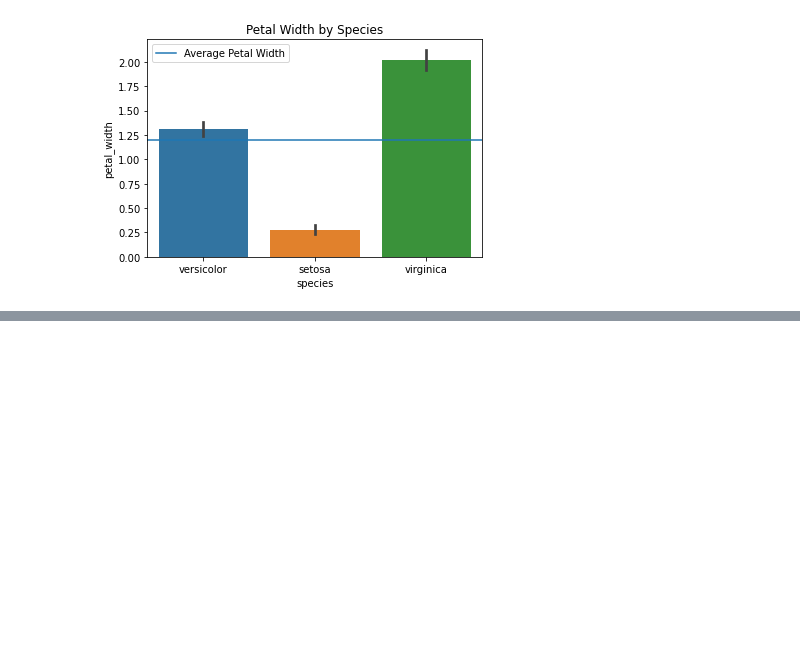
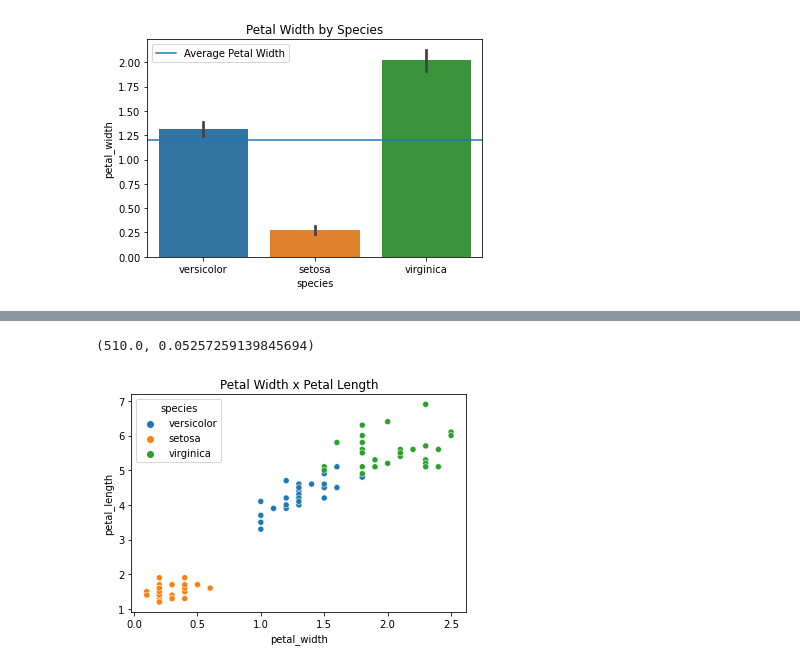
Before and after one commit to watermanbrandyn/classification-exercises, a Jupyter notebook: classification_exercises.ipynb, the cells around one changed output, grey strips where cells are left out. Cells and saved outputs as stored; diff of their text form; code cells hidden in the pictures; blank space fills up the shorter version.

```diff
--- a/classification_exercises.ipynb
+++ b/classification_exercises.ipynb
@@ -859,0 +912,4 @@ plt.show()
+# %%
+U1, p
+# %% [output]
+(510.0, 0.05257259139845694)
@@ -859,0 +923,6 @@ plt.show()
+# %%
+plt.title('Petal Width x Petal Length')
+sns.scatterplot(x='petal_width', y='petal_length', data=train, hue='species')
+plt.show()
+# %% [output]
+[figure, added]
```
Also changed, not shown: parts of 46 cells of this notebook.
